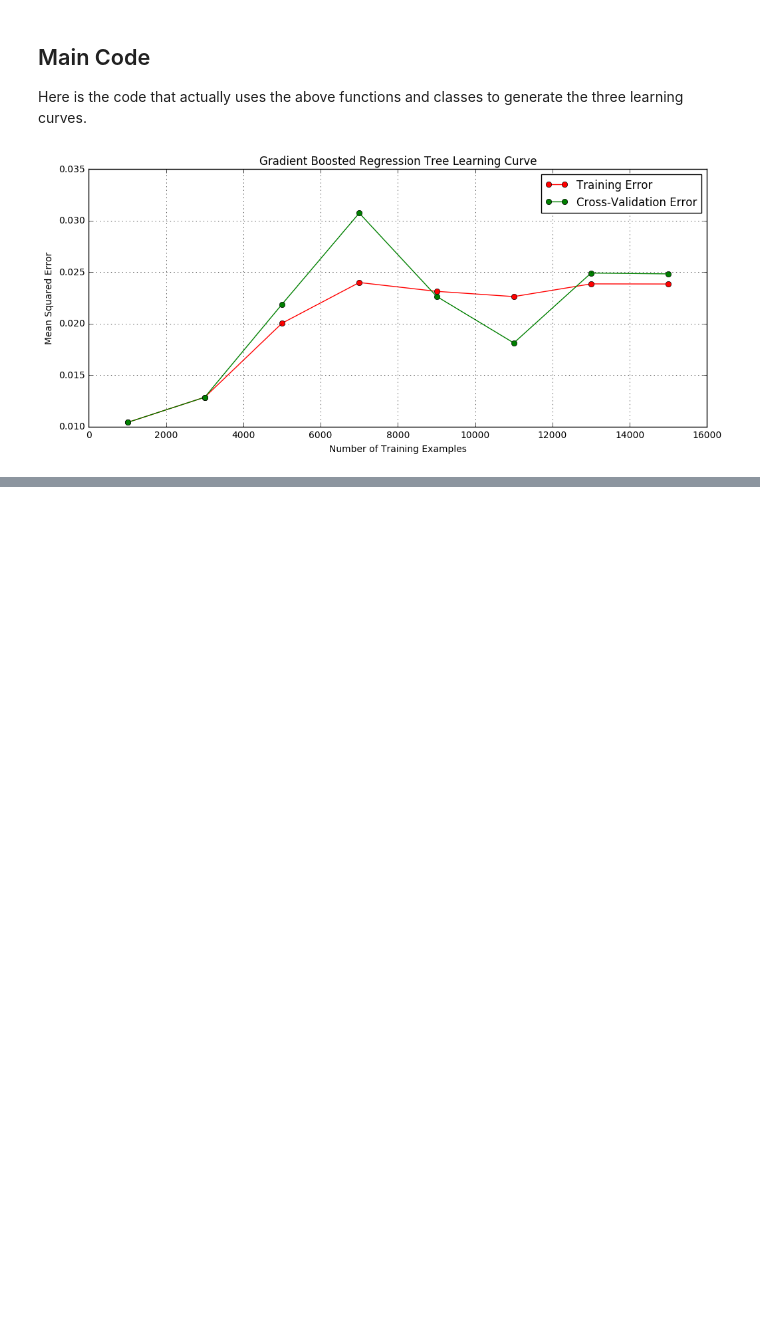
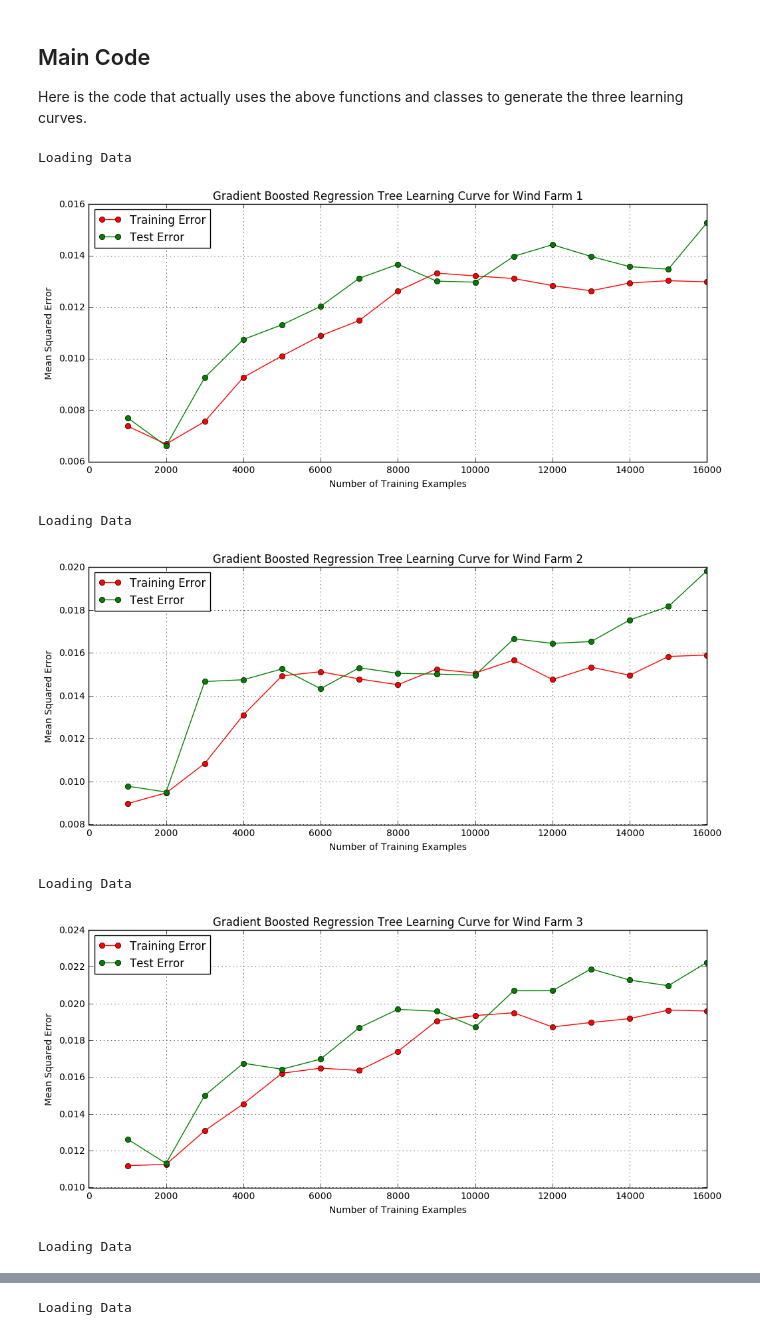
Before and after one commit to avishek1013/windly, a Jupyter notebook: code/learning_curve.ipynb, the cells around one changed output, grey strips where cells are left out. Cells and saved outputs as stored; diff of their text form; code cells hidden in the pictures; blank space fills up the shorter version.

Commit message:
updated learning curve file

```diff
--- a/code/learning_curve.ipynb
+++ b/code/learning_curve.ipynb
@@ -10,8 +12,9 @@ from sklearn.ensemble import GradientBoostingRegressor
 import warnings
 warnings.filterwarnings("ignore")
 # %%
-def load_data(filename):
+def load_data_refined(filename, wf_id):
     """
     Function loads data stored in the file filename and returns it as an numpy ndarray.
     """
-    return pd.read_csv(filename, index_col=0)
+    data = load_data(filename)[wf_id]
+    return pd.DataFrame(data=data, index=range(len(data)))
@@ -20,6 +20,0 @@ def load_data(filename):
-# %%
-train_data = load_data('../data/virtual_aggregate_data.csv')
-train_data = train_data[train_data['wf_id'] == 1].dropna()
-features = ['u', 'v', 'ws', 'wd']
-target = ['energy']
-len(train_data)
@@ -37,7 +30,7 @@ def learning_curve(estimator, X, y, cv, train_sizes):
         subset_x = X[:num_points]
         subset_y = y[:num_points]
 
-        split_idx = int(0.8 * len(X))
+        split_idx = int(0.8 * len(subset_x))
 
         train_x = subset_x.head(split_idx)
         train_y = subset_y.head(split_idx)
@@ -65,7 +58,7 @@ def plot_learning_curve(estimator, title, X, y, train_sizes, ylim=None, cv=None)
 
     plt.grid()
     plt.plot(train_sizes, train_scores, 'o-', color="r", label="Training Error")
-    plt.plot(train_sizes, test_scores, 'o-', color="g", label="Cross-Validation Error")
+    plt.plot(train_sizes, test_scores, 'o-', color="g", label="Test Error")
 
     plt.legend(loc="best")
     return plt
@@ -73,13 +66,24 @@ def plot_learning_curve(estimator, title, X, y, train_sizes, ylim=None, cv=None)
 ## Main Code
 Here is the code that actually uses the above functions and classes to generate the three learning curves.
 # %%
-training_sizes = range(1000, 17000, 2000)
-train_x = train_data[features]
-train_y = train_data[target]
+features = range(len(train_data.columns) - 1)
+target = [len(train_data.columns) - 1]
+training_sizes = range(1000, 17000, 1000)
 
-title = 'Gradient Boosted Regression Tree Learning Curve'
-gbr = GradientBoostingRegressor(n_estimators=700, learning_rate=0.01, max_depth=3, min_samples_split=100, max_features='sqrt')
-plt = plot_learning_curve(gbr, title, train_x, train_y, ylim=None, cv=None, train_sizes=training_sizes)
-plt.show()
+for wf_id in range(1, 8):
+    train_data = load_data_refined('../data/virtual_aggregate_data.csv', wf_id)
+    train_x = train_data[features]
+    train_y = train_data[target]
+
+    title = 'Gradient Boosted Regression Tree Learning Curve for Wind Farm #%i' %wf_id
+    gbr = GradientBoostingRegressor(n_estimators=300, learning_rate=0.01, max_depth=2, min_samples_split=100, max_features='sqrt')
+    plt = plot_learning_curve(gbr, title, train_x, train_y, ylim=None, cv=None, train_sizes=training_sizes)
+    plt.show()
 # %% [output]
+Loading Data
-[figure, old version]
+[figure, new version]
+Loading Data
+[figure, added]
+Loading Data
+[figure, added]
+Loading Data
@@ -85,0 +91 @@ plt.show()
+Loading Data
```
Also changed, not shown: parts of 4 cells of this notebook.
